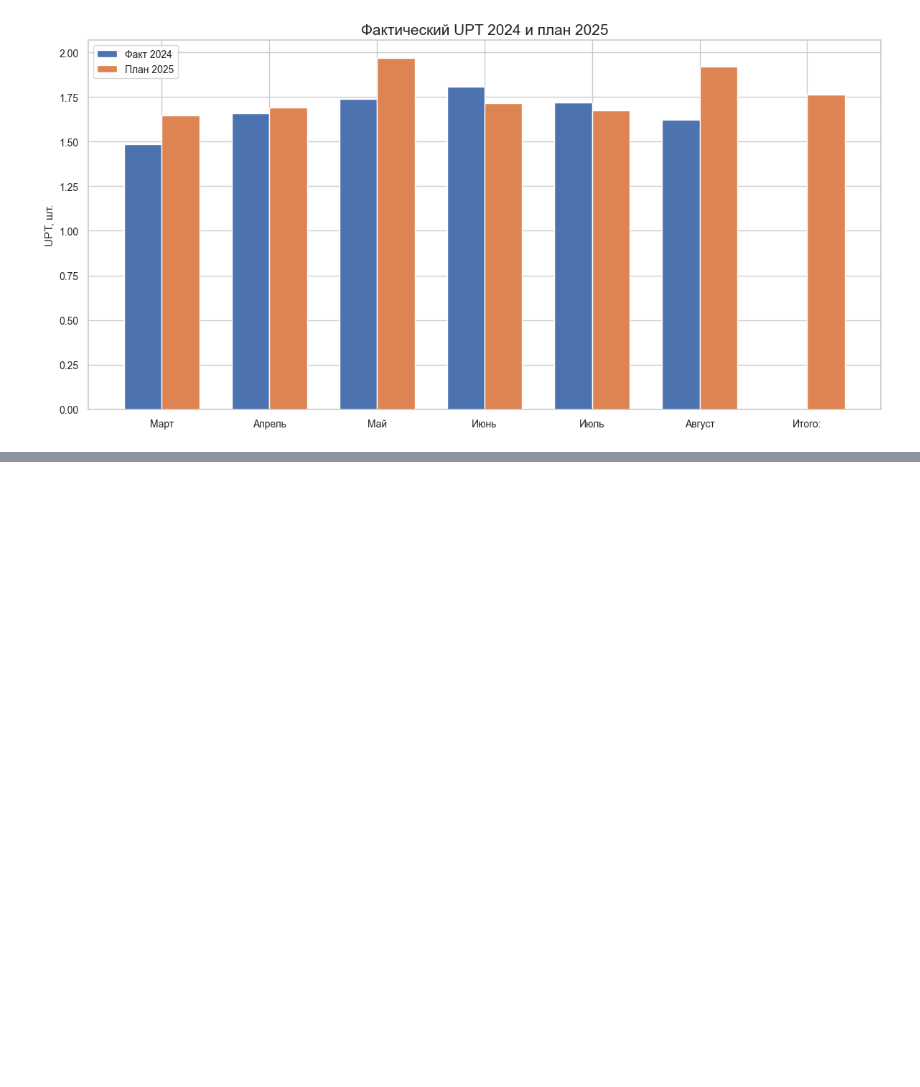
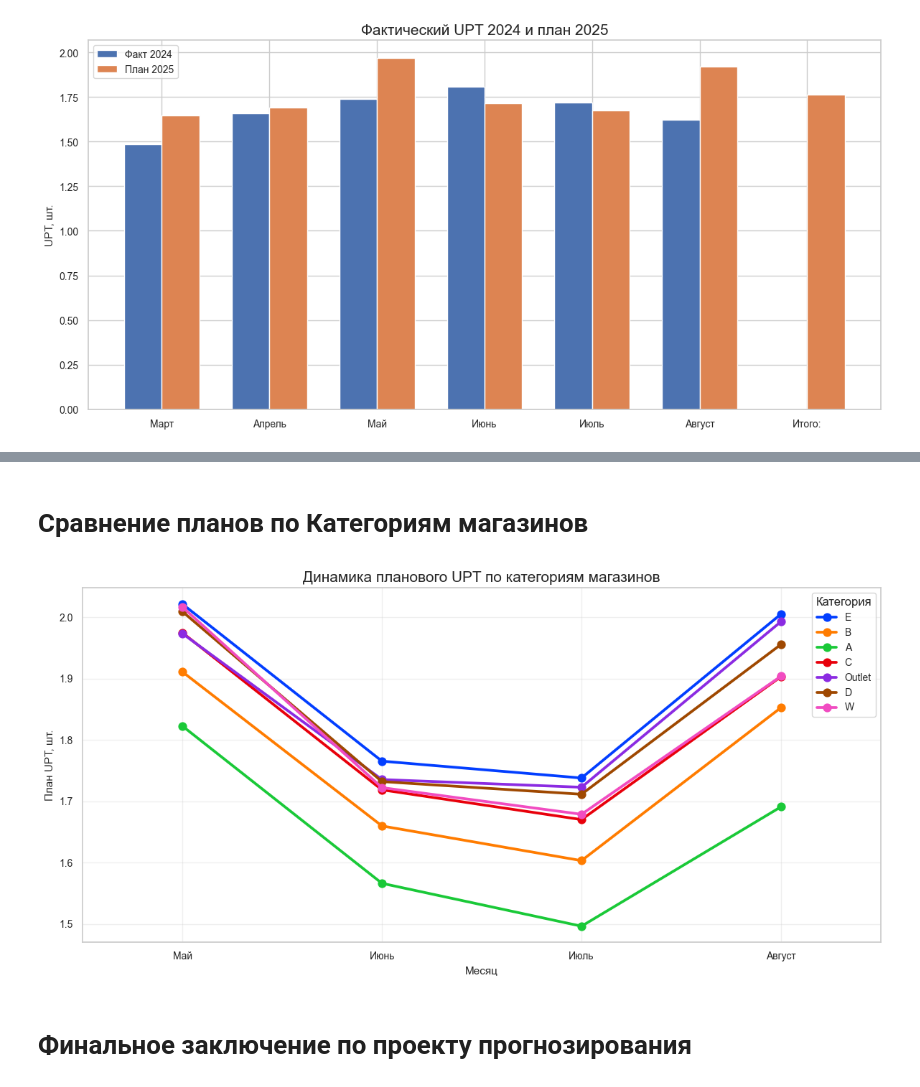
Before and after one commit to f55desu/zolla-test-case, a Jupyter notebook: Analysis.ipynb, the cells around one changed output, grey strips where cells are left out. Cells and saved outputs as stored; diff of their text form; code cells hidden in the pictures; blank space fills up the shorter version.

```diff
--- a/Analysis.ipynb
+++ b/Analysis.ipynb
@@ -1134,0 +1293,16 @@ plt.show()
+# %% [markdown]
+# Сравнение планов по Категориям магазинов
+# %%
+plt.figure(figsize=(12, 6))
+sb.pointplot(data=df_model, x="Месяц", y="Final_Plan_UPT", hue="Категория магазина", palette="bright", errorbar=None)
+plt.title("Динамика планового UPT по категориям магазинов")
+plt.xlabel("Месяц")
+plt.ylabel("План UPT, шт.")
+plt.legend(title="Категория")
+plt.grid(True, alpha=0.3)
+plt.tight_layout()
+plt.show()
+# %% [output]
+[figure, added]
+# %% [markdown]
+# Финальное заключение по проекту прогнозирования
```
Also changed, not shown: parts of 16 cells of this notebook, 3 other files.
